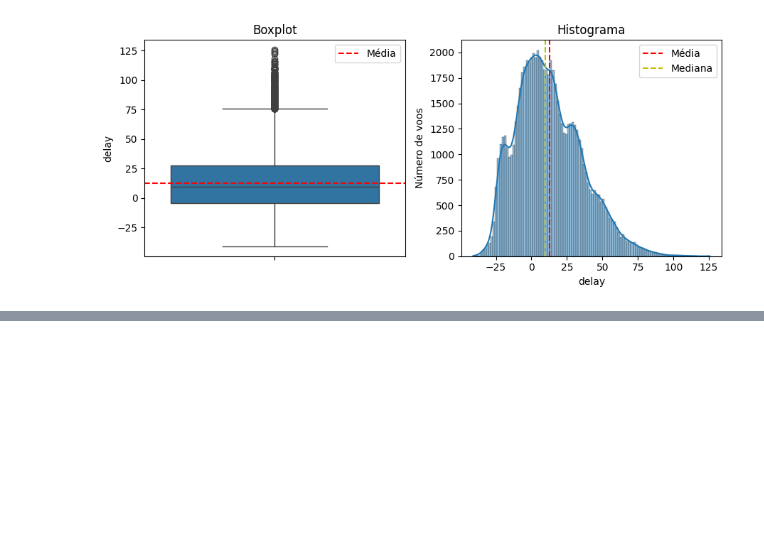
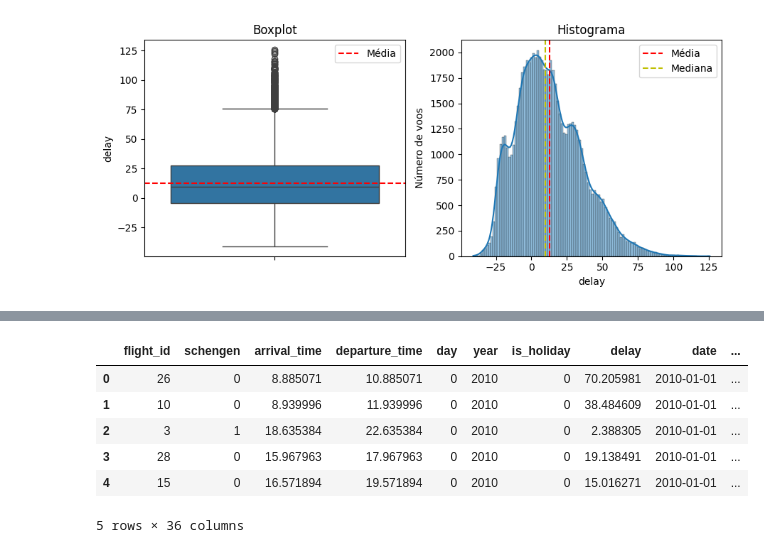
Before and after one commit to rafaelreisramos/oracle-one, a Jupyter notebook: ia-aumentada-prevendo-atrasos-voos/modelo_atraso_voo.ipynb, the cells around one changed output, grey strips where cells are left out. Saved outputs shown, nothing was run; the diff lists cells and outputs as text; code cells hidden in the pictures; blank space fills up the shorter version.

```diff
--- a/ia-aumentada-prevendo-atrasos-voos/modelo_atraso_voo.ipynb
+++ b/ia-aumentada-prevendo-atrasos-voos/modelo_atraso_voo.ipynb
@@ -195,0 +424,11 @@ plt.show()
+# %%
+df_encoded = pd.get_dummies(data=dados, columns=variaveis_categoricas, dtype=int)
+df_encoded.head()
+# %% [output]
+|  | flight_id | schengen | arrival_time | departure_time | day | year | is_holiday | delay | date | ... |
+| 0 | 26 | 0 | 8.885071 | 10.885071 | 0 | 2010 | 0 | 70.205981 | 2010-01-01 | ... |
+| 1 | 10 | 0 | 8.939996 | 11.939996 | 0 | 2010 | 0 | 38.484609 | 2010-01-01 | ... |
+| 2 | 3 | 1 | 18.635384 | 22.635384 | 0 | 2010 | 0 | 2.388305 | 2010-01-01 | ... |
+| 3 | 28 | 0 | 15.967963 | 17.967963 | 0 | 2010 | 0 | 19.138491 | 2010-01-01 | ... |
+| 4 | 15 | 0 | 16.571894 | 19.571894 | 0 | 2010 | 0 | 15.016271 | 2010-01-01 | ... |
+5 rows × 36 columns
```
Also changed, not shown: parts of 23 cells of this notebook.
